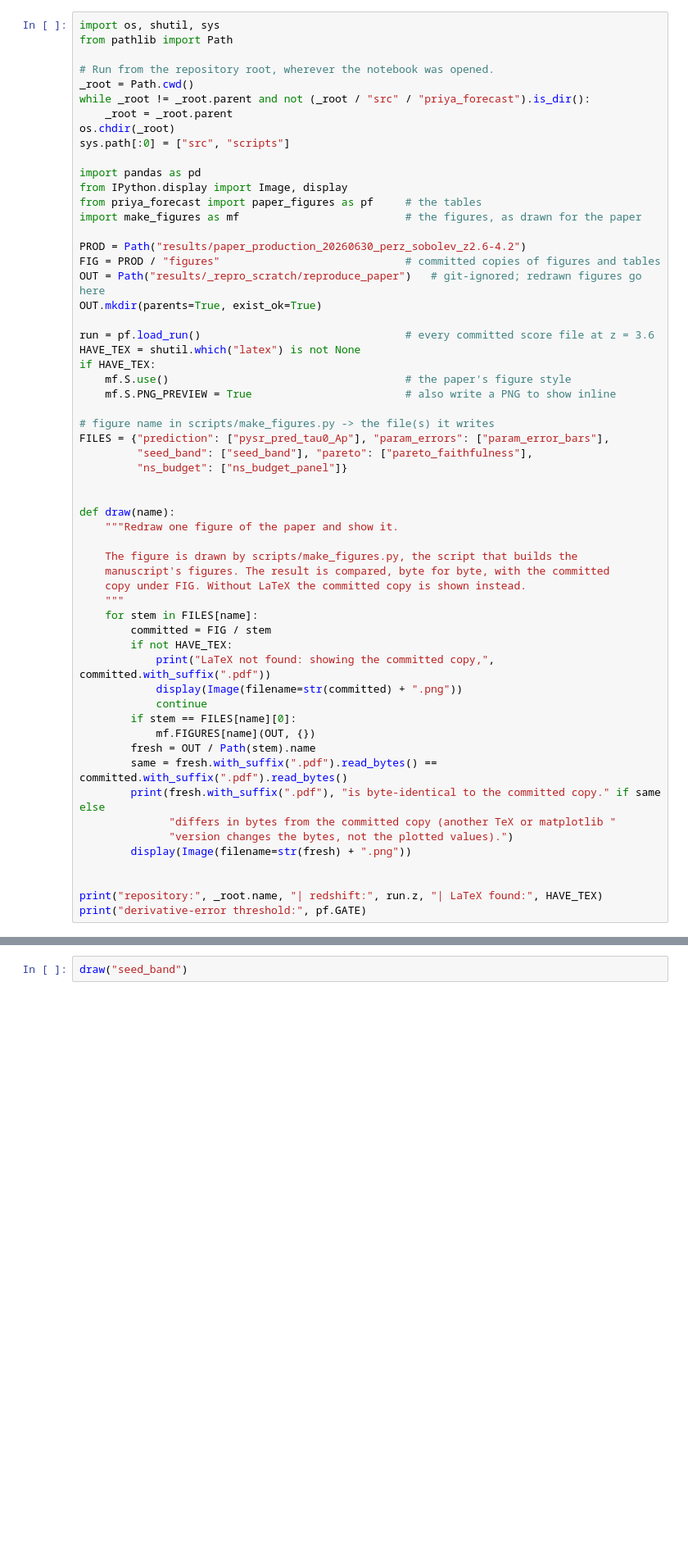
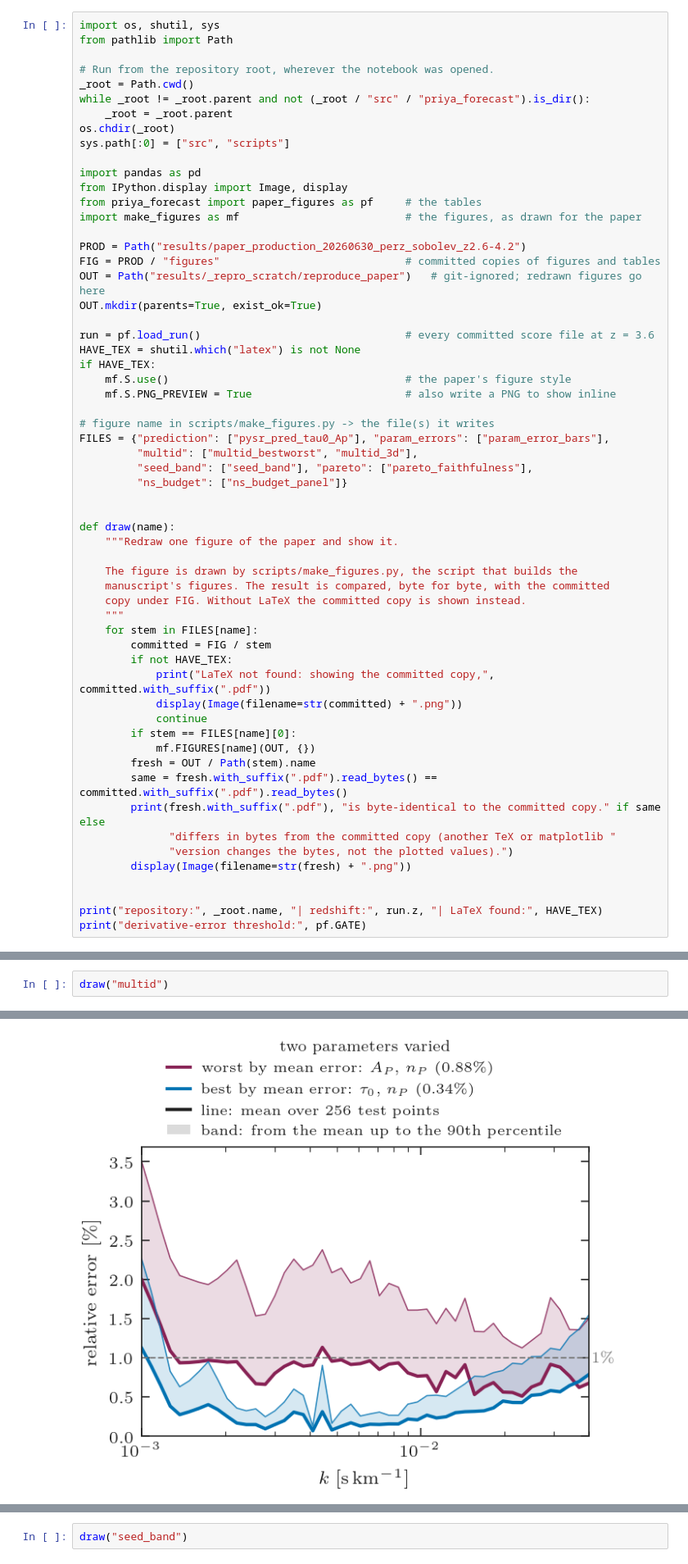
Before and after one commit to jibanCat/lya1d_priya_forecast, a Jupyter notebook: notebooks/reproduce_paper.ipynb, the cells around one changed output, grey strips where cells are left out. Shown at 82% size. Drawn from its saved outputs; the diff is of its cells as text; blank space fills up the shorter version.

```diff
--- a/notebooks/reproduce_paper.ipynb
+++ b/notebooks/reproduce_paper.ipynb
@@ -72,6 +72,7 @@ if HAVE_TEX:
 
 # figure name in scripts/make_figures.py -> the file(s) it writes
 FILES = {"prediction": ["pysr_pred_tau0_Ap"], "param_errors": ["param_error_bars"],
+         "multid": ["multid_bestworst", "multid_3d"],
          "seed_band": ["seed_band"], "pareto": ["pareto_faithfulness"],
          "ns_budget": ["ns_budget_panel"]}
 
@@ -165,0 +176,3 @@ results/_repro_scratch/reproduce_paper/param_error_bars.pdf is byte-identical to
+# %%
+draw("multid")
+# %% [output]
@@ -165,0 +180 @@ results/_repro_scratch/reproduce_paper/param_error_bars.pdf is byte-identical to
+[figure, added]
```
Also changed, not shown: parts of 4 cells of this notebook, 10 other files.
